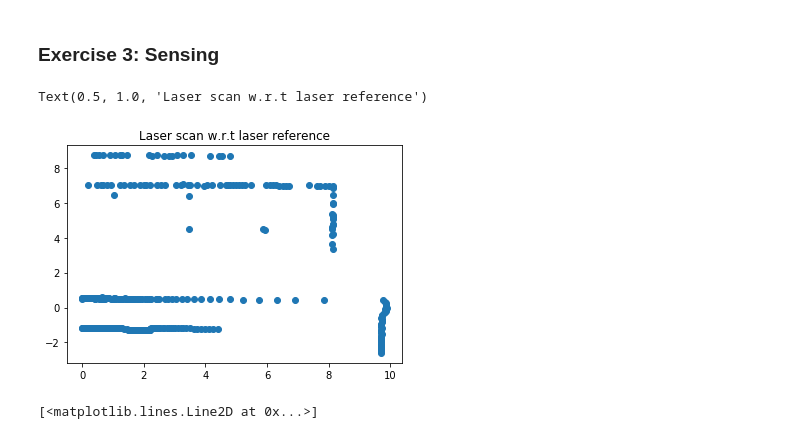
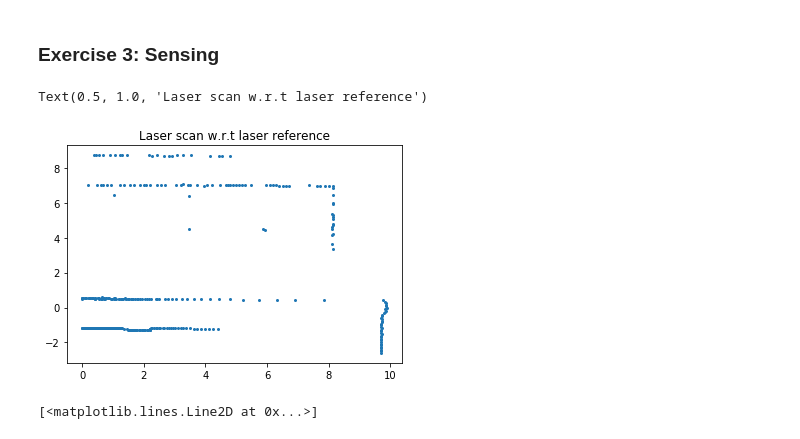
Before and after one commit to Jingogo/Solutions_Introdcution_to_Mobile_Robotics, a Jupyter notebook: solution_sheet2/solution2.ipynb, the cells around one changed output. Saved outputs shown, nothing was run; the diff lists cells and outputs as text; code cells hidden in the pictures.

```diff
--- a/solution_sheet2/solution2.ipynb
+++ b/solution_sheet2/solution2.ipynb
@@ -137,21 +137,21 @@ The last equation does not stand because position of $\mathbf{x}_2$ w.r.t $\math
 # %%
 # 3a
 import numpy as np
 import matplotlib.pyplot as plt
 import math
 
 scan = np.loadtxt("laserscan.dat")
 angle = np.linspace(-np.pi/2, np.pi/2, np.shape(scan)[0], endpoint="true")
 
 x_to_sensor = scan * np.cos(angle);
 y_to_sensor = scan * np.sin(angle);
 
 plt.figure()
-plt.plot(x_to_sensor, y_to_sensor, 'o')
+plt.plot(x_to_sensor, y_to_sensor, 'o', markersize=2)
 plt.title("Laser scan w.r.t laser reference")
 # %% [output]
 Text(0.5, 1.0, 'Laser scan w.r.t laser reference')
-[figure, old version]
+[figure, new version]
 # %%
 # 3c
 robot_to_global = np.array([[1.0],[0.5],[0.25*np.pi]])
```
Also changed, not shown: parts of 1 cell of this notebook.
